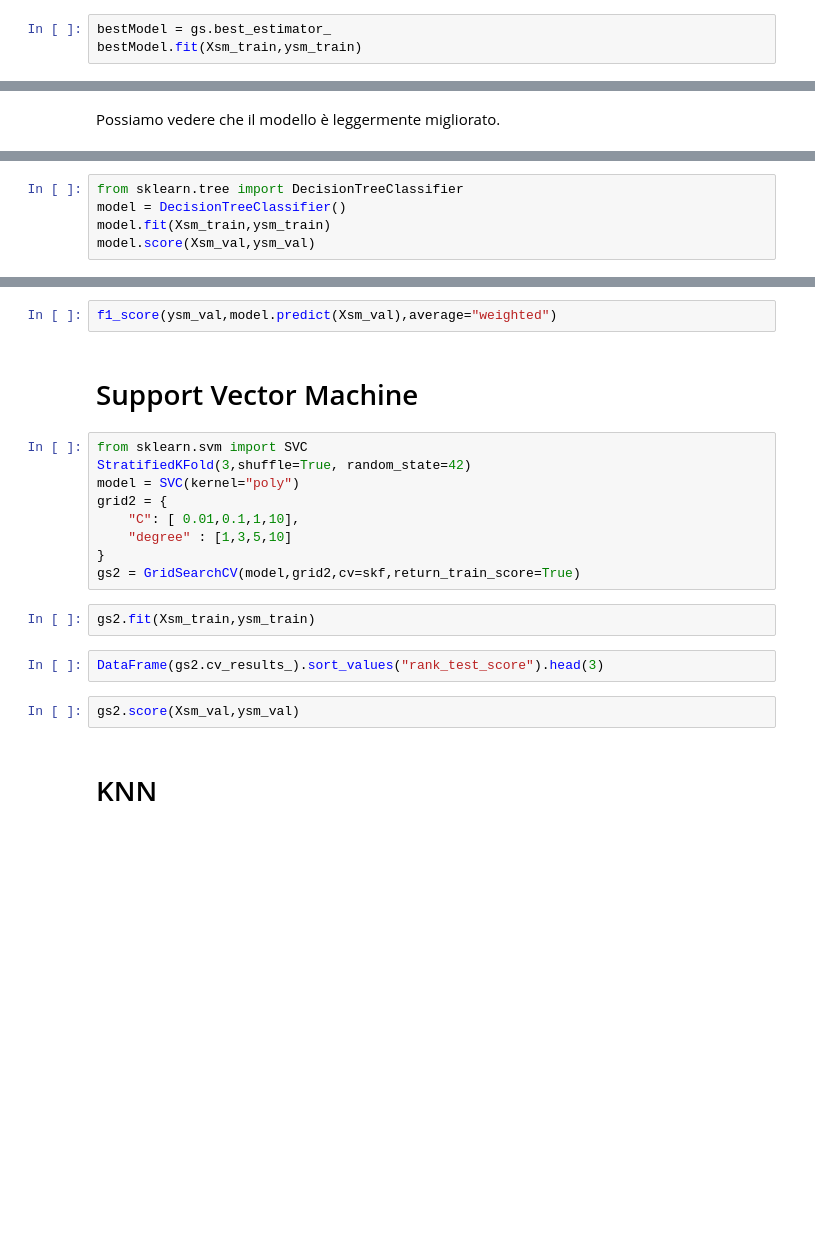
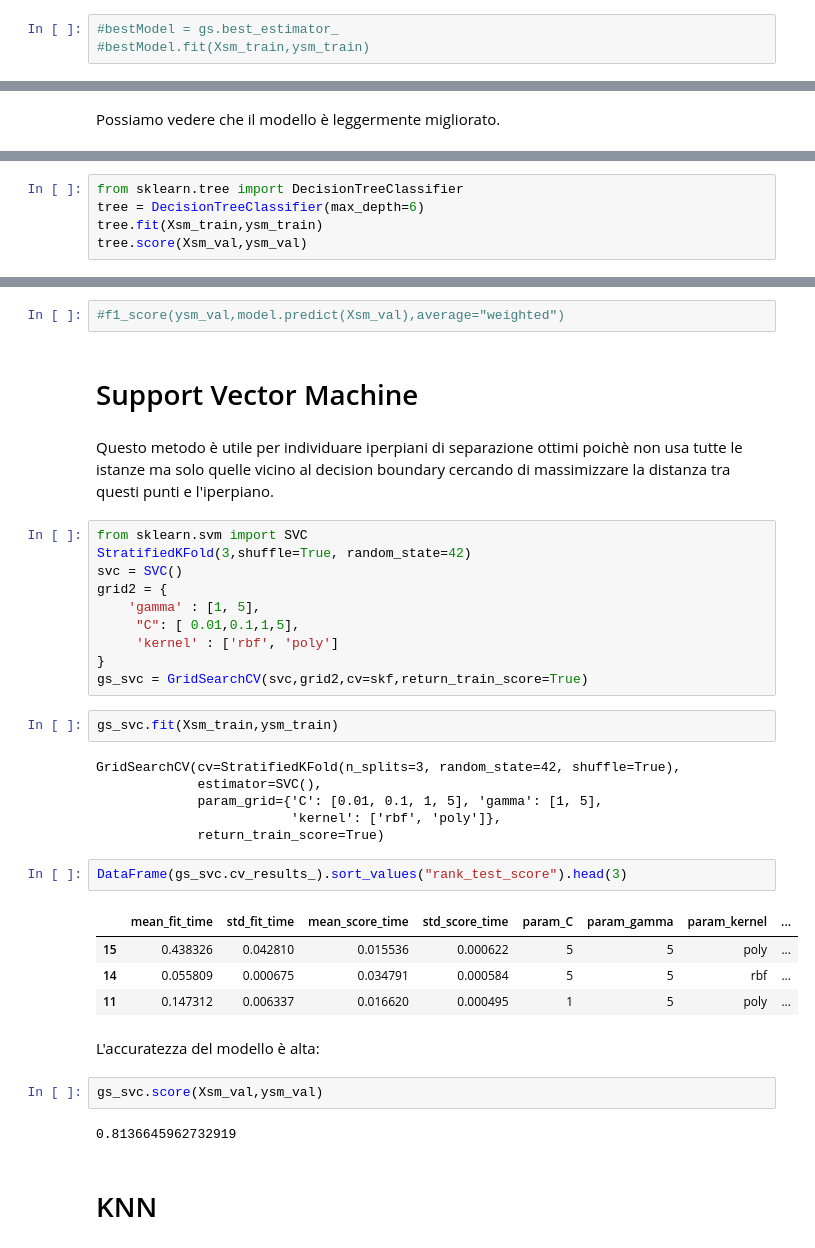
Before and after one commit to RyanPerrina/wine_classification, a Jupyter notebook: wine_classification.ipynb, the cells around one changed output, grey strips where cells are left out. Saved outputs shown, nothing was run; the diff lists cells and outputs as text; blank space fills up the shorter version.

```diff
--- a/wine_classification.ipynb
+++ b/wine_classification.ipynb
@@ -368,6 +358,6 @@ Ysm.value_counts()
 # %%
 Xsm_train, Xsm_val, ysm_train, ysm_val = train_test_split(Xsm,Ysm,test_size=1/3,random_state=42)
 # %%
-bestModel = gs.best_estimator_
-bestModel.fit(Xsm_train,ysm_train)
+#bestModel = gs.best_estimator_
+#bestModel.fit(Xsm_train,ysm_train)
 # %%
@@ -384,5 +374,5 @@ accuracy_score(ysm_val,bestModel.predict(Xsm_val))
 # %%
 from sklearn.tree import DecisionTreeClassifier
-model = DecisionTreeClassifier()
-model.fit(Xsm_train,ysm_train)
-model.score(Xsm_val,ysm_val)
+tree = DecisionTreeClassifier(max_depth=6)
+tree.fit(Xsm_train,ysm_train)
+tree.score(Xsm_val,ysm_val)
@@ -391,22 +410,40 @@ accuracy_score(ysm_val,model.predict(Xsm_val))
 # %%
-f1_score(ysm_val,model.predict(Xsm_val),average="weighted")
+#f1_score(ysm_val,model.predict(Xsm_val),average="weighted")
 # %% [markdown]
 # Support Vector Machine
+# %% [markdown]
+Questo metodo è utile per individuare iperpiani di separazione ottimi poichè non usa tutte le istanze ma solo quelle vicino al decision boundary cercando di massimizzare la distanza tra questi punti e l'iperpiano.
 # %%
 from sklearn.svm import SVC
 StratifiedKFold(3,shuffle=True, random_state=42)
-model = SVC(kernel="poly")
+svc = SVC()
 grid2 = {
-    "C": [ 0.01,0.1,1,10],
-    "degree" : [1,3,5,10]
+    'gamma' : [1, 5],
+     "C": [ 0.01,0.1,1,5],
+     'kernel' : ['rbf', 'poly']
 }
-gs2 = GridSearchCV(model,grid2,cv=skf,return_train_score=True)
+gs_svc = GridSearchCV(svc,grid2,cv=skf,return_train_score=True)
 # %%
-gs2.fit(Xsm_train,ysm_train)
+gs_svc.fit(Xsm_train,ysm_train)
+# %% [output]
+GridSearchCV(cv=StratifiedKFold(n_splits=3, random_state=42, shuffle=True),
+             estimator=SVC(),
+             param_grid={'C': [0.01, 0.1, 1, 5], 'gamma': [1, 5],
+                         'kernel': ['rbf', 'poly']},
+             return_train_score=True)
 # %%
-DataFrame(gs2.cv_results_).sort_values("rank_test_score").head(3)
+DataFrame(gs_svc.cv_results_).sort_values("rank_test_score").head(3)
+# %% [output]
+|  | mean_fit_time | std_fit_time | mean_score_time | std_score_time | param_C | param_gamma | param_kernel | ... |
+| 15 | 0.438326 | 0.042810 | 0.015536 | 0.000622 | 5 | 5 | poly | ... |
+| 14 | 0.055809 | 0.000675 | 0.034791 | 0.000584 | 5 | 5 | rbf | ... |
+| 11 | 0.147312 | 0.006337 | 0.016620 | 0.000495 | 1 | 5 | poly | ... |
+# %% [markdown]
+L'accuratezza del modello è alta:
 # %%
-gs2.score(Xsm_val,ysm_val)
+gs_svc.score(Xsm_val,ysm_val)
+# %% [output]
+0.8136645962732919
 # %% [markdown]
 # KNN
 # %%
```
Also changed, not shown: parts of 45 cells of this notebook.
